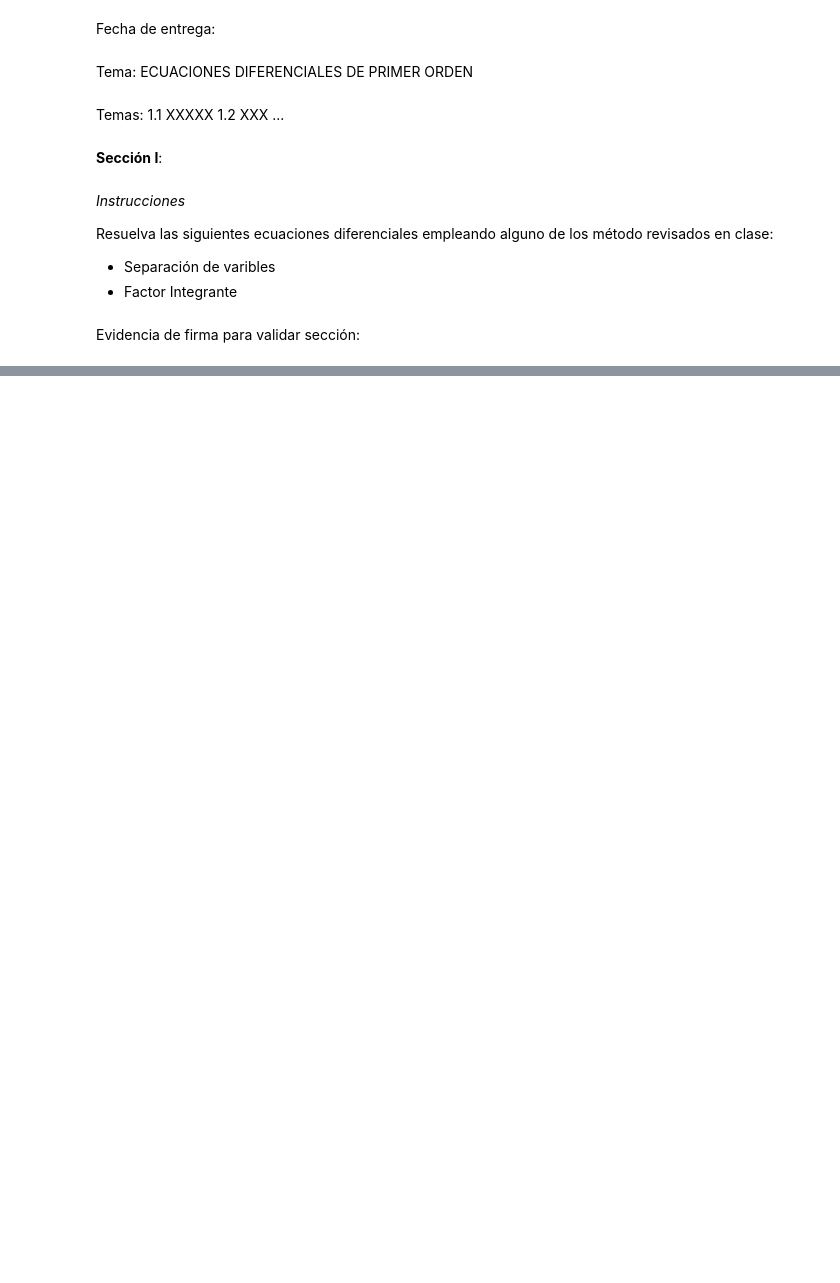
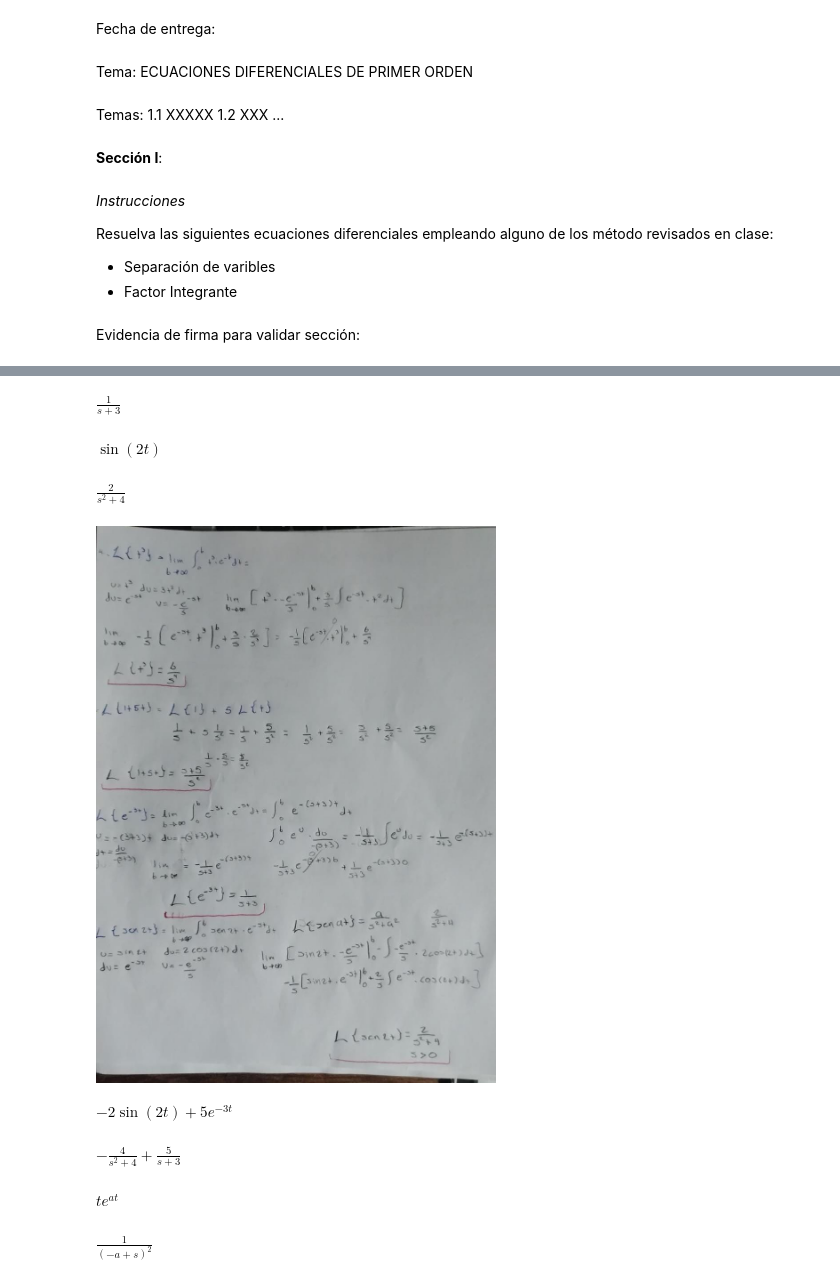
Before and after one commit to luis270-web/MAC, a Jupyter notebook: Plantilla-Problemario.ipynb, the cells around one changed output, grey strips where cells are left out. Saved outputs shown, nothing was run; the diff lists cells and outputs as text; code cells hidden in the pictures; blank space fills up the shorter version.

```diff
--- a/Plantilla-Problemario.ipynb
+++ b/Plantilla-Problemario.ipynb
@@ -115,0 +151,5 @@ $$3 x \frac{d}{d x} y{\left (x \right )} - \left(x^{2} - 9\right) y{\left (x \ri
+# %%
+F = sympy.laplace_transform(f, t, s, noconds=True)
+F
+# %% [output]
+$\displaystyle \frac{1}{s + 3}$
@@ -115,0 +166,15 @@ $$3 x \frac{d}{d x} y{\left (x \right )} - \left(x^{2} - 9\right) y{\left (x \ri
+# %%
+f = sympy.sin(2*t)
+f
+# %% [output]
+$\displaystyle \sin{\left(2 t \right)}$
+# %%
+F = sympy.laplace_transform(f, t, s, noconds=True)
+F
+# %% [output]
+$\displaystyle \frac{2}{s^{2} + 4}$
+# %%
+from IPython.display import Image
+Image(filename="img2.jpeg", width=400, height=400)
+# %% [output]
+[figure, added]
@@ -115,0 +191,10 @@ $$3 x \frac{d}{d x} y{\left (x \right )} - \left(x^{2} - 9\right) y{\left (x \ri
+# %%
+f = 5*sympy.exp(-3*t) - 2*sympy.sin(2*t)
+f
+# %% [output]
+$\displaystyle - 2 \sin{\left(2 t \right)} + 5 e^{- 3 t}$
+# %%
+F = sympy.laplace_transform(f, t, s, noconds=True)
+F
+# %% [output]
+$\displaystyle - \frac{4}{s^{2} + 4} + \frac{5}{s + 3}$
@@ -115,0 +211,10 @@ $$3 x \frac{d}{d x} y{\left (x \right )} - \left(x^{2} - 9\right) y{\left (x \ri
+# %%
+f = t*sympy.exp(a*t)
+f
+# %% [output]
+$\displaystyle t e^{a t}$
+# %%
+F = sympy.laplace_transform(f, t, s, noconds=True)
+F
+# %% [output]
+$\displaystyle \frac{1}{\left(- a + s\right)^{2}}$
```
Also changed, not shown: parts of 104 cells of this notebook.
